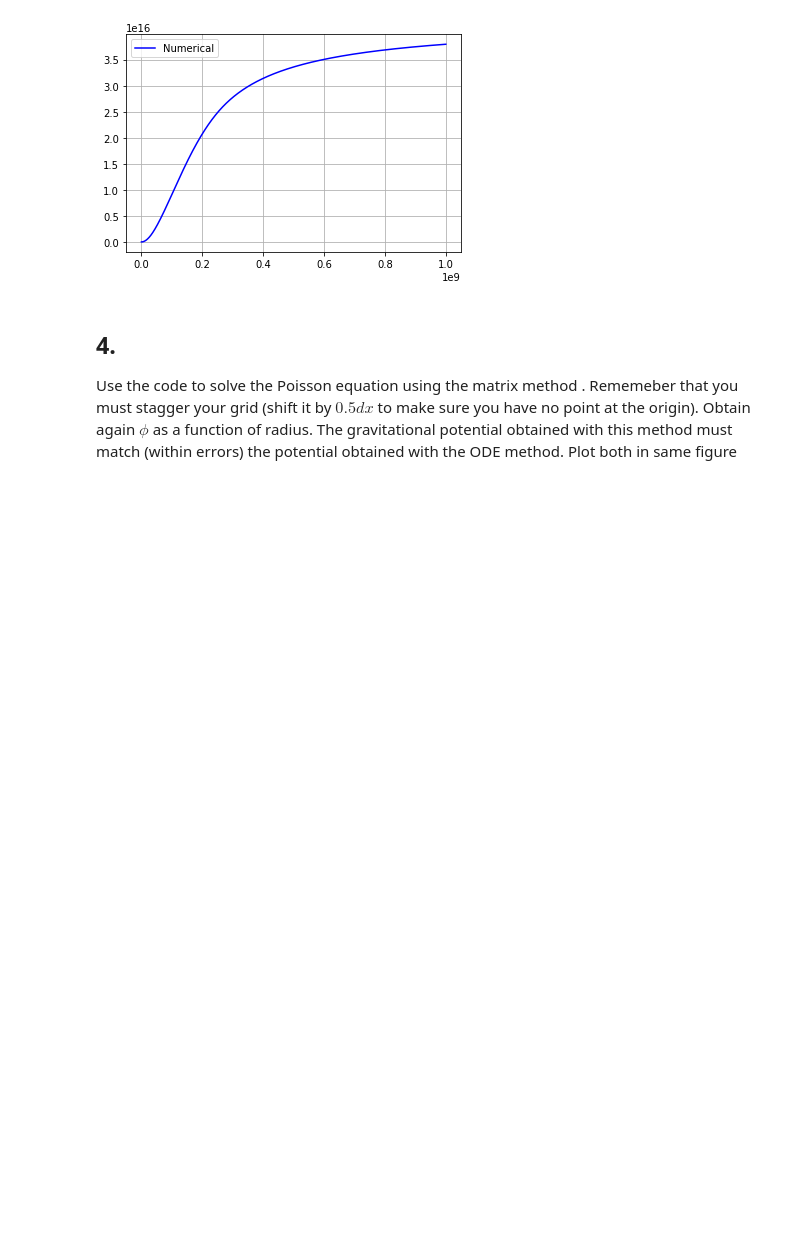
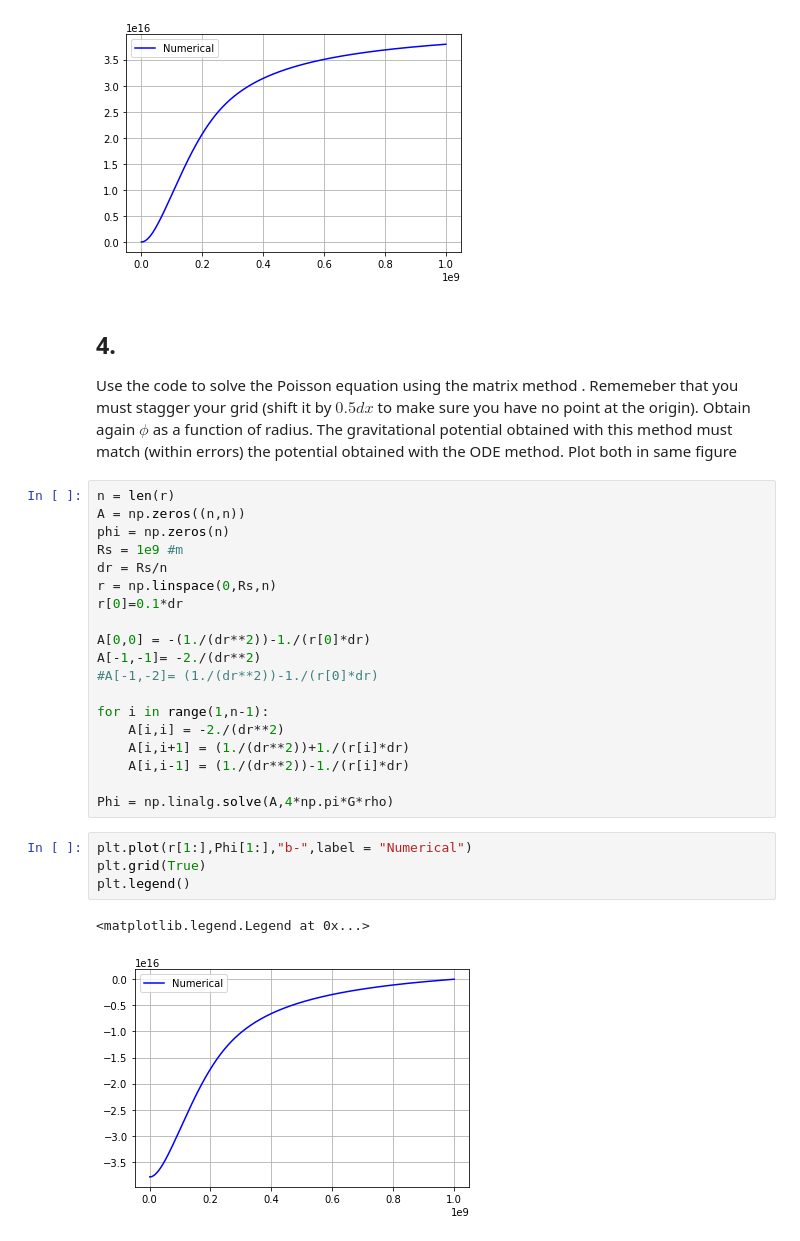
Before and after one commit to jomen93/Computational_Astrophysics, a Jupyter notebook: Exercise_10/Exercise_10.ipynb, the cells around one changed output. Saved outputs shown, nothing was run; the diff lists cells and outputs as text; blank space fills up the shorter version.

```diff
--- a/Exercise_10/Exercise_10.ipynb
+++ b/Exercise_10/Exercise_10.ipynb
@@ -178,3 +158,29 @@ print ((a[-1]-phi[-1])/(a[-1])*100,"%")
 ## 4.
 
 Use the code to solve the Poisson equation using the matrix method . Rememeber that you must stagger your grid (shift it by $0.5dx$ to make sure you have no point at the origin). Obtain again $\phi$ as a function of radius. The gravitational potential obtained with this method must match (within errors) the potential obtained with the ODE method. Plot both in same figure
+# %%
+n = len(r)
+A = np.zeros((n,n))
+phi = np.zeros(n)
+Rs = 1e9 #m
+dr = Rs/n
+r = np.linspace(0,Rs,n)
+r[0]=0.1*dr
+
+A[0,0] = -(1./(dr**2))-1./(r[0]*dr)
+A[-1,-1]= -2./(dr**2)
+#A[-1,-2]= (1./(dr**2))-1./(r[0]*dr)
+
+for i in range(1,n-1):
+    A[i,i] = -2./(dr**2)
+    A[i,i+1] = (1./(dr**2))+1./(r[i]*dr)
+    A[i,i-1] = (1./(dr**2))-1./(r[i]*dr)
+
+Phi = np.linalg.solve(A,4*np.pi*G*rho)
+# %%
+plt.plot(r[1:],Phi[1:],"b-",label = "Numerical")
+plt.grid(True)
+plt.legend()
+# %% [output]
+<matplotlib.legend.Legend at 0x...>
+[figure, added]
```
Also changed, not shown: parts of 8 cells of this notebook, 1 other file.
